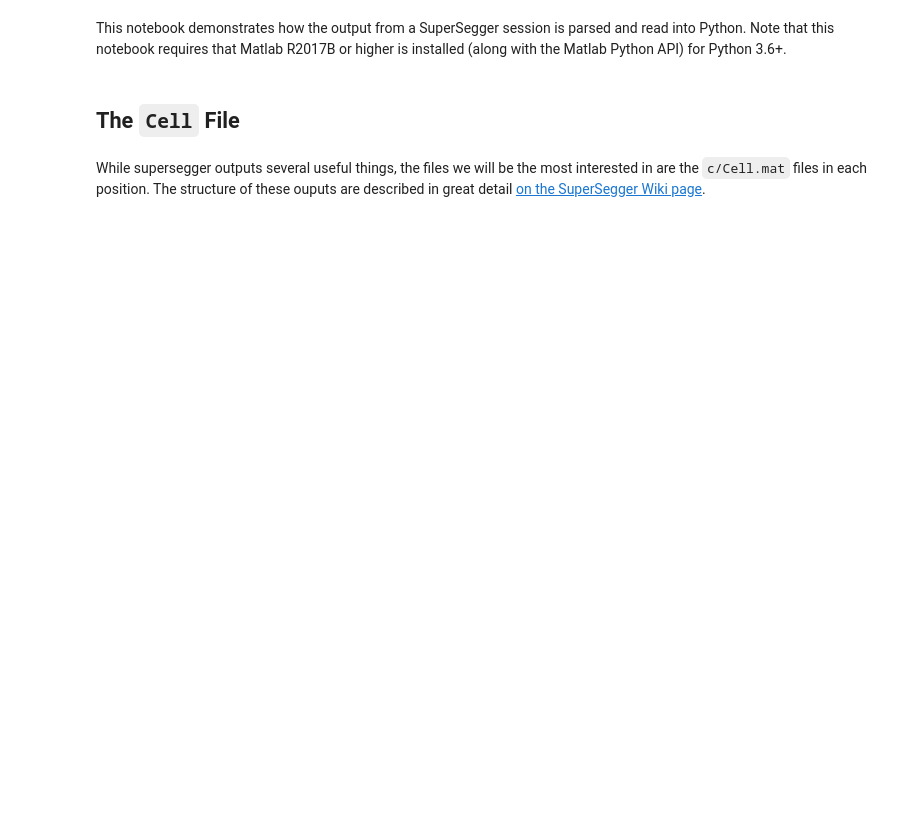
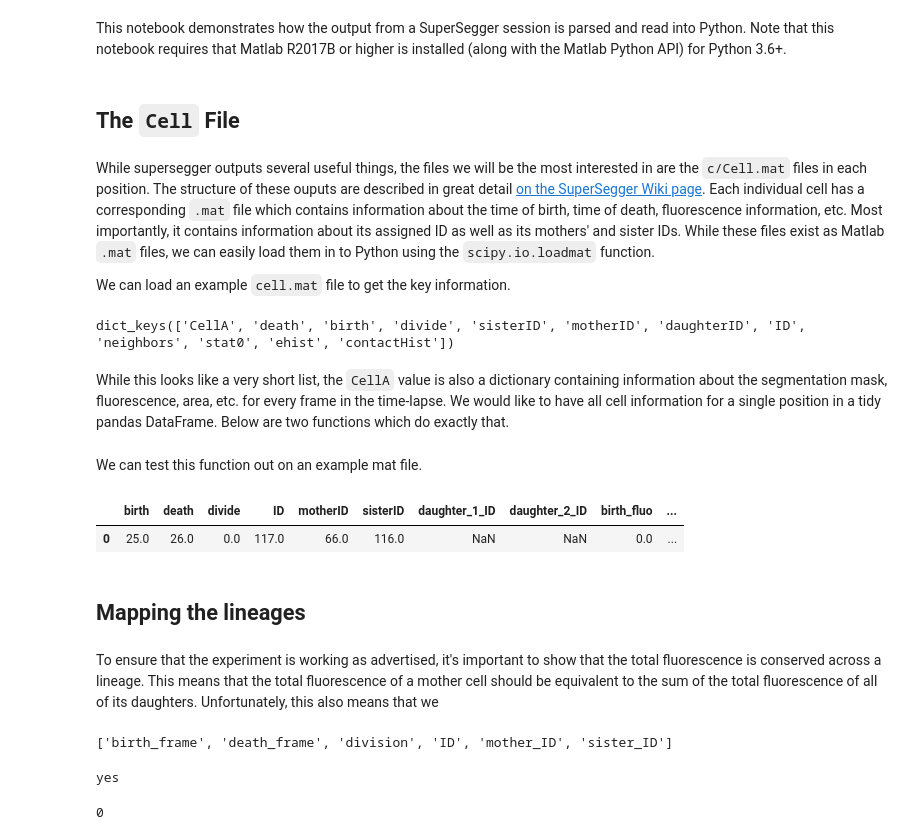
Before and after one commit to RPGroup-PBoC/mscl_survival, a Jupyter notebook: code/tracking_cell_lineages.ipynb, the cells around one changed output. Saved outputs shown, nothing was run; the diff lists cells and outputs as text; code cells hidden in the pictures; blank space fills up the shorter version.

Commit message:
Formalizing thoughts on supersegger parsing

```diff
--- a/code/tracking_cell_lineages.ipynb
+++ b/code/tracking_cell_lineages.ipynb
@@ -20,4 +17,26 @@ This notebook demonstrates how the output from a SuperSegger session is parsed a
 # %% [markdown]
 ## The `Cell` File
 # %% [markdown]
-While supersegger outputs several useful things, the files we will be the most interested in are the `c/Cell.mat` files in each position. The structure of these ouputs are described in great detail [on the SuperSegger Wiki page]().
+While supersegger outputs several useful things, the files we will be the most interested in are the `c/Cell.mat` files in each position. The structure of these ouputs are described in great detail [on the SuperSegger Wiki page](). Each individual cell has a corresponding `.mat` file which contains information about the time of birth, time of death, fluorescence information, etc. Most importantly, it contains information about its assigned ID as well as its mothers' and sister IDs. While these files exist as Matlab `.mat` files, we can easily load them in to Python using the `scipy.io.loadmat` function.
+
+We can load an example `cell.mat` file to get the key information.
+# %%
+# Define the data directory for a single image position.
+data_dir = '../data/images/20171017_sfGFP_10ngmL_dilution/growth/xy00/cell/'
+
+# Grab all of the mat files. Note that these exist as cell and Cell.
+mat_files = glob.glob('{0}*.mat'.format(data_dir))
+example_mat = mat_files[0]
+
+# Define `example_mat` as a variable in Matlab workspace.
+eng.workspace['f'] = example_mat
+
+# Load the matfile in Matlab and assign it to a Python variable.
+mat_file = eng.eval('load(f)')
+
+# Print out the keys of the mat_file.
+mat_file.keys()
+# %% [output]
+dict_keys(['CellA', 'death', 'birth', 'divide', 'sisterID', 'motherID', 'daughterID', 'ID', 'neighbors', 'stat0', 'ehist', 'contactHist'])
+# %% [markdown]
+While this looks like a very short list, the `CellA` value is also a dictionary containing information about the segmentation mask, fluorescence, area, etc. for every frame in the time-lapse. We would like to have all cell information for a single position in a tidy pandas DataFrame. Below are two functions which do exactly that.
@@ -23,0 +142,29 @@ While supersegger outputs several useful things, the files we will be the most i
+# %% [markdown]
+We can test this function out on an example mat file.
+# %%
+mat_df = parse_cell_files([example_mat])
+mat_df.head()
+# %% [output]
+|  | birth | death | divide | ID | motherID | sisterID | daughter_1_ID | daughter_2_ID | birth_fluo | ... |
+| 0 | 25.0 | 26.0 | 0.0 | 117.0 | 66.0 | 116.0 | NaN | NaN | 0.0 | ... |
+# %% [markdown]
+## Mapping the lineages
+# %% [markdown]
+To ensure that the experiment is working as advertised, it's important to show that the total fluorescence is conserved across a lineage. This means that the total fluorescence of a mother cell should be equivalent to the sum of the total fluorescence of all of its daughters. Unfortunately, this also means that we
+# %%
+vals[:-4]
+# %% [output]
+['birth_frame', 'death_frame', 'division', 'ID', 'mother_ID', 'sister_ID']
+# %%
+a = [1, 2, 3]
+if type(a) is list:
+    print('yes')
+# %% [output]
+yes
+# %%
+test_mat = scipy.io.loadmat(example_mat, squeeze_me=True,
+                      chars_as_strings=True,
+                      struct_as_record=True)
+(test_mat['CellA'][0]['fl1'].flatten()[0].flatten()[0][0])
+# %% [output]
+0
```
Also changed, not shown: parts of 10 cells of this notebook, 2 other files.
